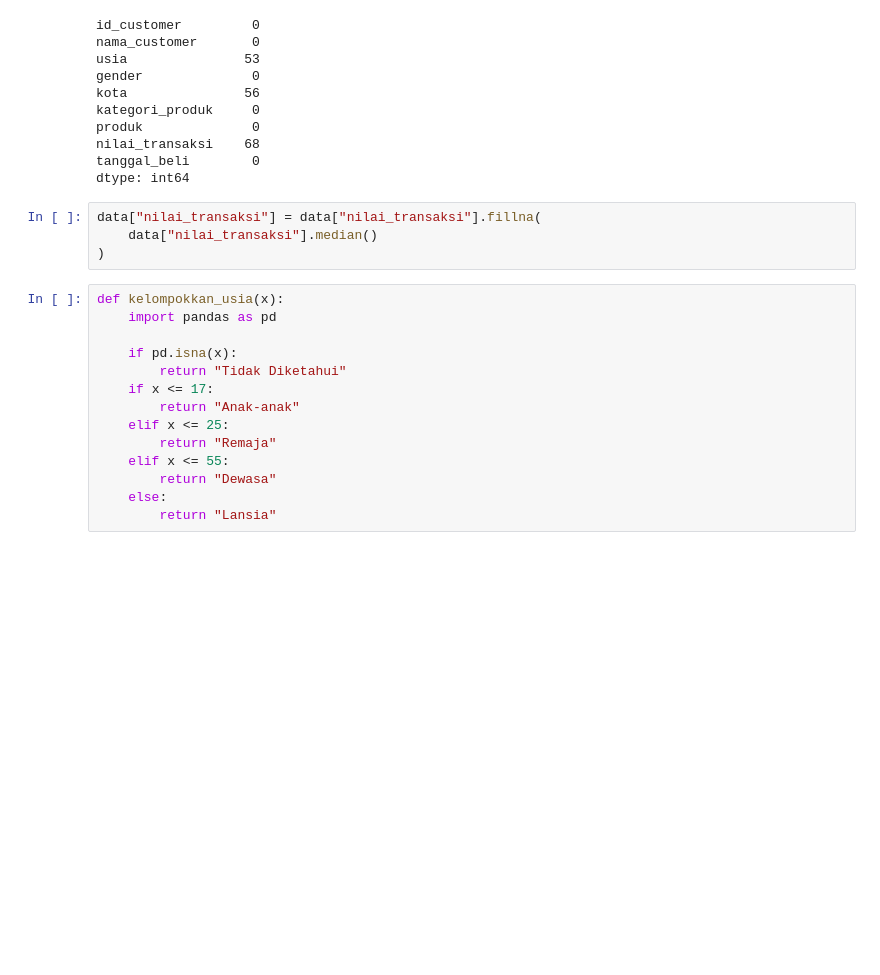
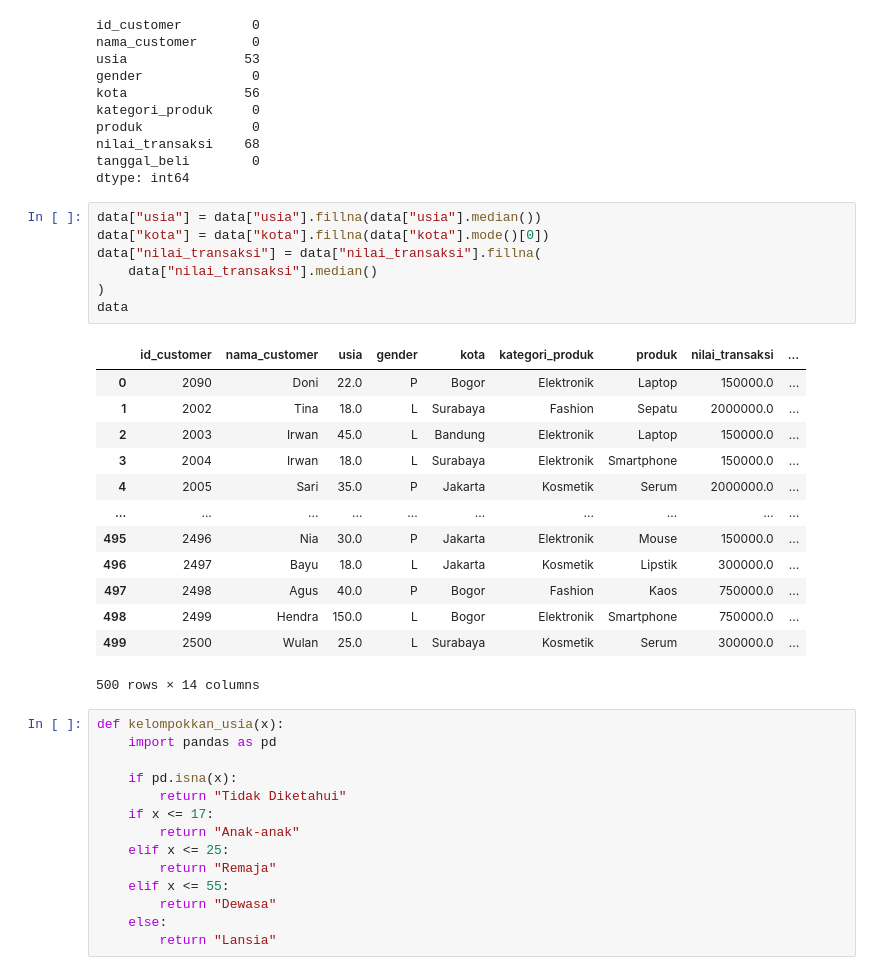
Before and after one commit to IIK99/Data-Mining-or-Big-Data-UNPAM, a Jupyter notebook: Pelatihan Data Mining/Day1/day_one_tugas.ipynb, the cells around one changed output. Saved outputs shown, nothing was run; the diff lists cells and outputs as text; blank space fills up the shorter version.

```diff
--- a/Pelatihan Data Mining/Day1/day_one_tugas.ipynb
+++ b/Pelatihan Data Mining/Day1/day_one_tugas.ipynb
@@ -122,9 +124,26 @@ nilai_transaksi    68
 tanggal_beli        0
 dtype: int64
 # %%
+data["usia"] = data["usia"].fillna(data["usia"].median())
+data["kota"] = data["kota"].fillna(data["kota"].mode()[0])
 data["nilai_transaksi"] = data["nilai_transaksi"].fillna(
     data["nilai_transaksi"].median()
 )
+data
+# %% [output]
+|  | id_customer | nama_customer | usia | gender | kota | kategori_produk | produk | nilai_transaksi | ... |
+| 0 | 2090 | Doni | 22.0 | P | Bogor | Elektronik | Laptop | 150000.0 | ... |
+| 1 | 2002 | Tina | 18.0 | L | Surabaya | Fashion | Sepatu | 2000000.0 | ... |
+| 2 | 2003 | Irwan | 45.0 | L | Bandung | Elektronik | Laptop | 150000.0 | ... |
+| 3 | 2004 | Irwan | 18.0 | L | Surabaya | Elektronik | Smartphone | 150000.0 | ... |
+| 4 | 2005 | Sari | 35.0 | P | Jakarta | Kosmetik | Serum | 2000000.0 | ... |
+| ... | ... | ... | ... | ... | ... | ... | ... | ... | ... |
+| 495 | 2496 | Nia | 30.0 | P | Jakarta | Elektronik | Mouse | 150000.0 | ... |
+| 496 | 2497 | Bayu | 18.0 | L | Jakarta | Kosmetik | Lipstik | 300000.0 | ... |
+| 497 | 2498 | Agus | 40.0 | P | Bogor | Fashion | Kaos | 750000.0 | ... |
+| 498 | 2499 | Hendra | 150.0 | L | Bogor | Elektronik | Smartphone | 750000.0 | ... |
+| 499 | 2500 | Wulan | 25.0 | L | Surabaya | Kosmetik | Serum | 300000.0 | ... |
+500 rows × 14 columns
 # %%
 def kelompokkan_usia(x):
     import pandas as pd
```
Also changed, not shown: parts of 8 cells of this notebook, 10 other files.
